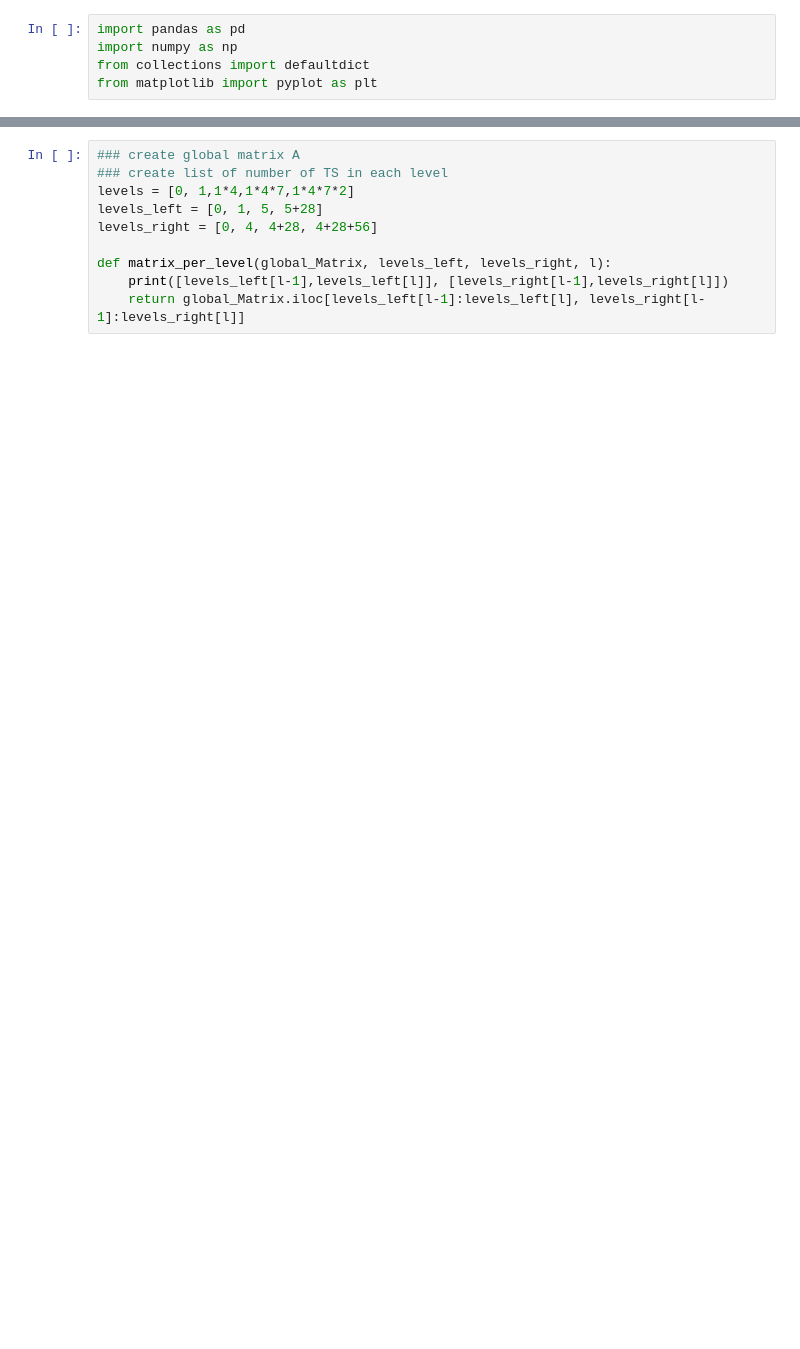
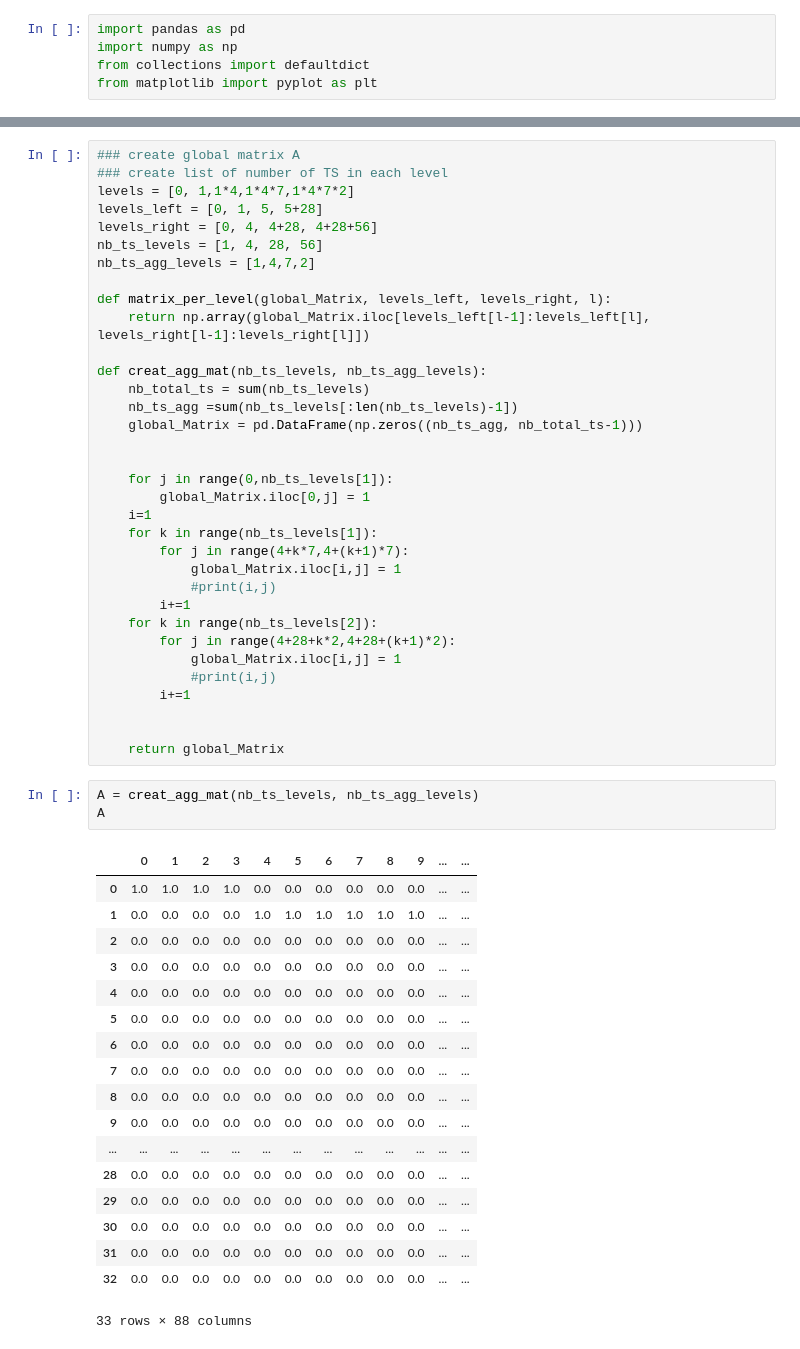
Before and after one commit to hamza9919/Hierarchical_Time_Series, a Jupyter notebook: tourismsmall/read_data.ipynb, the cells around one changed output, grey strips where cells are left out. Drawn from its saved outputs; the diff is of its cells as text; blank space fills up the shorter version.

```diff
--- a/tourismsmall/read_data.ipynb
+++ b/tourismsmall/read_data.ipynb
@@ -33,8 +35,54 @@ agg_mat_df.iloc[1:3,1:4]
 levels = [0, 1,1*4,1*4*7,1*4*7*2]
 levels_left = [0, 1, 5, 5+28]
 levels_right = [0, 4, 4+28, 4+28+56]
+nb_ts_levels = [1, 4, 28, 56]
+nb_ts_agg_levels = [1,4,7,2]
 
 def matrix_per_level(global_Matrix, levels_left, levels_right, l):
-    print([levels_left[l-1],levels_left[l]], [levels_right[l-1],levels_right[l]])
-    return global_Matrix.iloc[levels_left[l-1]:levels_left[l], levels_right[l-1]:levels_right[l]]
+    return np.array(global_Matrix.iloc[levels_left[l-1]:levels_left[l], levels_right[l-1]:levels_right[l]])
+
+def creat_agg_mat(nb_ts_levels, nb_ts_agg_levels):
+    nb_total_ts = sum(nb_ts_levels)
+    nb_ts_agg =sum(nb_ts_levels[:len(nb_ts_levels)-1])
+    global_Matrix = pd.DataFrame(np.zeros((nb_ts_agg, nb_total_ts-1)))
+
+
+    for j in range(0,nb_ts_levels[1]):
+        global_Matrix.iloc[0,j] = 1
+    i=1
+    for k in range(nb_ts_levels[1]):
+        for j in range(4+k*7,4+(k+1)*7):
+            global_Matrix.iloc[i,j] = 1
+            #print(i,j)
+        i+=1
+    for k in range(nb_ts_levels[2]):
+        for j in range(4+28+k*2,4+28+(k+1)*2):
+            global_Matrix.iloc[i,j] = 1
+            #print(i,j)
+        i+=1
+
+
+    return global_Matrix
+# %%
+A = creat_agg_mat(nb_ts_levels, nb_ts_agg_levels)
+A
+# %% [output]
+|  | 0 | 1 | 2 | 3 | 4 | 5 | 6 | 7 | 8 | 9 | ... | ... |
+| 0 | 1.0 | 1.0 | 1.0 | 1.0 | 0.0 | 0.0 | 0.0 | 0.0 | 0.0 | 0.0 | ... | ... |
+| 1 | 0.0 | 0.0 | 0.0 | 0.0 | 1.0 | 1.0 | 1.0 | 1.0 | 1.0 | 1.0 | ... | ... |
+| 2 | 0.0 | 0.0 | 0.0 | 0.0 | 0.0 | 0.0 | 0.0 | 0.0 | 0.0 | 0.0 | ... | ... |
+| 3 | 0.0 | 0.0 | 0.0 | 0.0 | 0.0 | 0.0 | 0.0 | 0.0 | 0.0 | 0.0 | ... | ... |
+| 4 | 0.0 | 0.0 | 0.0 | 0.0 | 0.0 | 0.0 | 0.0 | 0.0 | 0.0 | 0.0 | ... | ... |
+| 5 | 0.0 | 0.0 | 0.0 | 0.0 | 0.0 | 0.0 | 0.0 | 0.0 | 0.0 | 0.0 | ... | ... |
+| 6 | 0.0 | 0.0 | 0.0 | 0.0 | 0.0 | 0.0 | 0.0 | 0.0 | 0.0 | 0.0 | ... | ... |
+| 7 | 0.0 | 0.0 | 0.0 | 0.0 | 0.0 | 0.0 | 0.0 | 0.0 | 0.0 | 0.0 | ... | ... |
+| 8 | 0.0 | 0.0 | 0.0 | 0.0 | 0.0 | 0.0 | 0.0 | 0.0 | 0.0 | 0.0 | ... | ... |
+| 9 | 0.0 | 0.0 | 0.0 | 0.0 | 0.0 | 0.0 | 0.0 | 0.0 | 0.0 | 0.0 | ... | ... |
+| ... | ... | ... | ... | ... | ... | ... | ... | ... | ... | ... | ... | ... |
+| 28 | 0.0 | 0.0 | 0.0 | 0.0 | 0.0 | 0.0 | 0.0 | 0.0 | 0.0 | 0.0 | ... | ... |
+| 29 | 0.0 | 0.0 | 0.0 | 0.0 | 0.0 | 0.0 | 0.0 | 0.0 | 0.0 | 0.0 | ... | ... |
+| 30 | 0.0 | 0.0 | 0.0 | 0.0 | 0.0 | 0.0 | 0.0 | 0.0 | 0.0 | 0.0 | ... | ... |
+| 31 | 0.0 | 0.0 | 0.0 | 0.0 | 0.0 | 0.0 | 0.0 | 0.0 | 0.0 | 0.0 | ... | ... |
+| 32 | 0.0 | 0.0 | 0.0 | 0.0 | 0.0 | 0.0 | 0.0 | 0.0 | 0.0 | 0.0 | ... | ... |
+33 rows × 88 columns
 # %%
```
Also changed, not shown: parts of 24 cells of this notebook.
